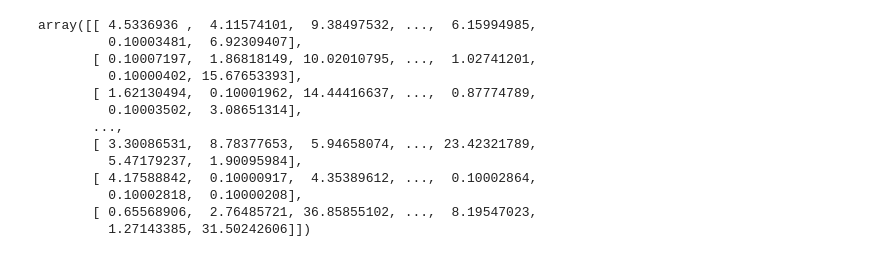
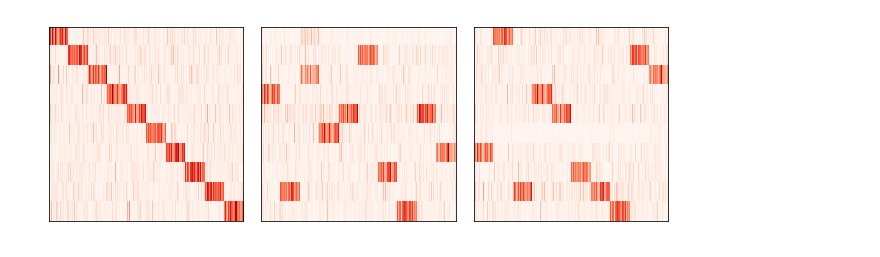
Before and after one commit to BillyWangwzx/LDA-with-python, a Jupyter notebook: simulated+data.ipynb, the cells around one changed output. Saved outputs shown, nothing was run; the diff lists cells and outputs as text; code cells hidden in the pictures.

```diff
--- a/simulated+data.ipynb
+++ b/simulated+data.ipynb
@@ -101,3 +51,7 @@ plt.tight_layout()
+# %%
+generator2 = generator(10,500,np.ones(10)/20,80)
+_=generator2.make_parameter()
+docs2 = generator2.sample(m=1000)
 # %%
 train = np.array([doc.sum(axis=0) for doc in docs2])
 # %%
@@ -106,3 +60,7 @@ from sklearn.decomposition import LatentDirichletAllocation
 lda = LatentDirichletAllocation(n_topics=10,
                                 learning_offset=50.,
                                 random_state=0)
+# %%
+lda2 = LatentDirichletAllocation(n_topics=10,
+                                learning_offset=50.,
+                                random_state=2)
@@ -118,19 +86,18 @@ LatentDirichletAllocation(batch_size=128, doc_topic_prior=None,
              n_components=10, n_jobs=None, n_topics=10, perp_tol=0.1,
              random_state=0, topic_word_prior=None,
              total_samples=1000000.0, verbose=0)
-# %%
-lda.components_
-# %% [output]
-array([[ 4.5336936 ,  4.11574101,  9.38497532, ...,  6.15994985,
-         0.10003481,  6.92309407],
-       [ 0.10007197,  1.86818149, 10.02010795, ...,  1.02741201,
-         0.10000402, 15.67653393],
-       [ 1.62130494,  0.10001962, 14.44416637, ...,  0.87774789,
-         0.10003502,  3.08651314],
-       ...,
-       [ 3.30086531,  8.78377653,  5.94658074, ..., 23.42321789,
-         5.47179237,  1.90095984],
-       [ 4.17588842,  0.10000917,  4.35389612, ...,  0.10002864,
-         0.10002818,  0.10000208],
-       [ 0.65568906,  2.76485721, 36.85855102, ...,  8.19547023,
-         1.27143385, 31.50242606]])
+# %%
+B1 = np.repeat(generator2.beta, 50, axis=0)
+B2 = np.repeat(lda.components_, 50, axis=0)
+B3 = np.repeat(lda2.components_, 50, axis = 0)
+B = [B1,B2,B3]
+fig, axes = plt.subplots(1, 3, figsize=(9,9), sharey=True)
+for i, ax in enumerate(axes.ravel(), 1):
+    ax.imshow(B[i-1],cmap='Reds')
+    ax.set_xticklabels([])
+    ax.set_yticklabels([])
+    ax.xaxis.set_ticks_position('none')
+    ax.yaxis.set_ticks_position('none')
+plt.tight_layout()
+# %% [output]
+[figure, added]
```
Also changed, not shown: parts of 21 cells of this notebook, 14 other files.
